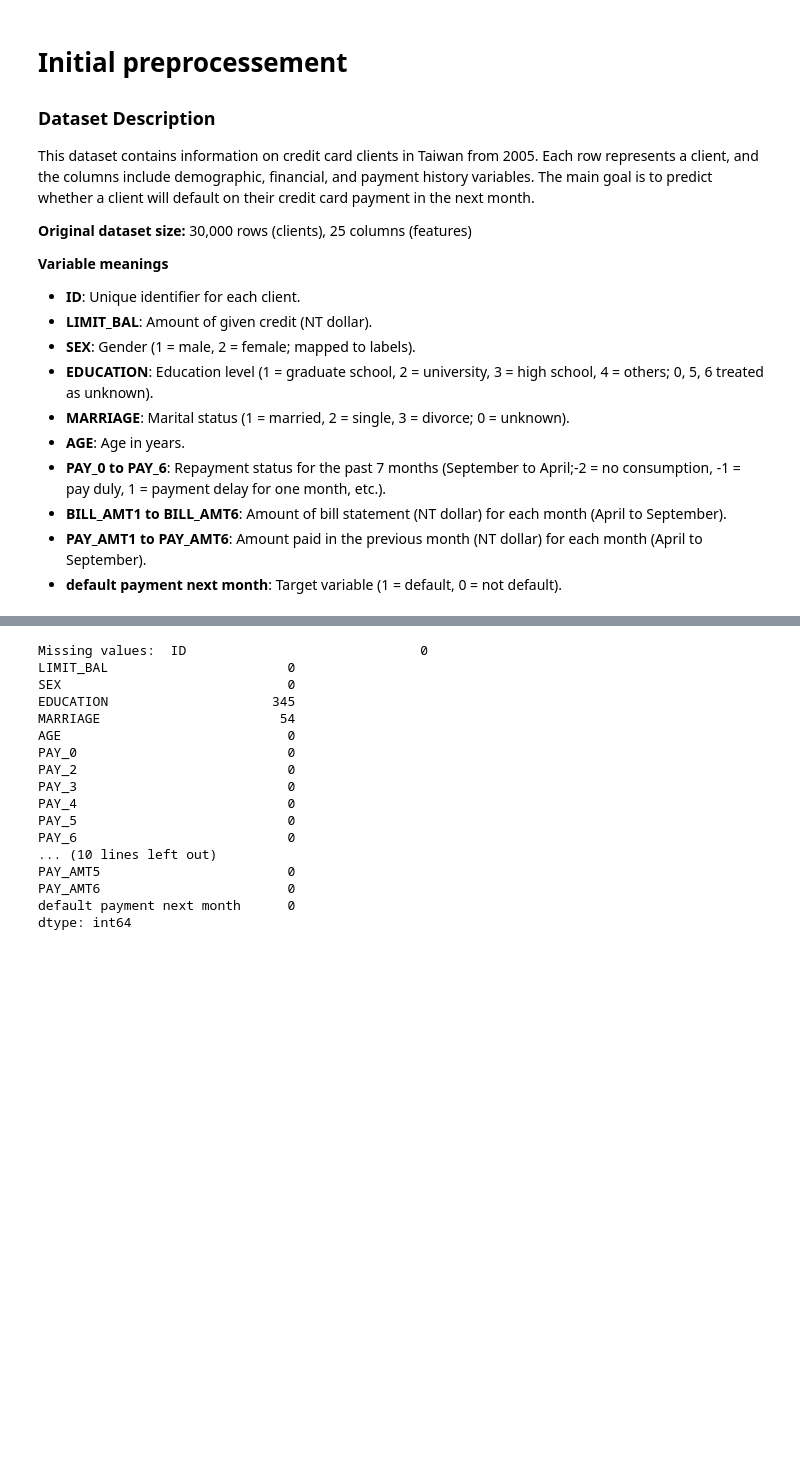
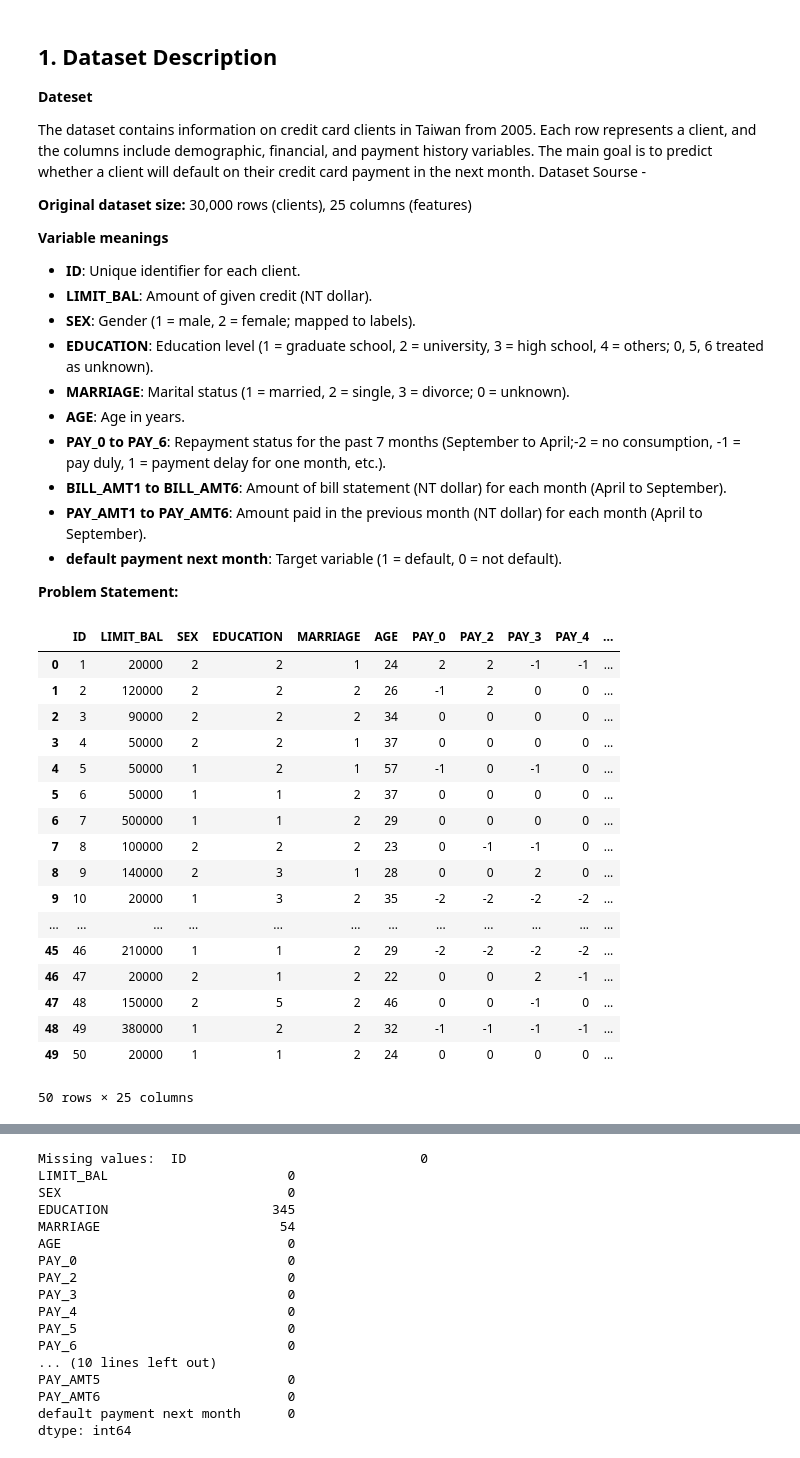
Before and after one commit to Roque97/DS-Project---Predicting-Default-of-Credit-Card-Clients-Taiwan-2005, a Jupyter notebook: notebooks/eda.ipynb, the cells around one changed output, grey strips where cells are left out. Saved outputs shown, nothing was run; the diff lists cells and outputs as text; code cells hidden in the pictures; blank space fills up the shorter version.

```diff
--- a/notebooks/eda.ipynb
+++ b/notebooks/eda.ipynb
@@ -5,11 +5,11 @@ import seaborn as sns
 import numpy as np
 from scipy.stats import chi2_contingency
 # %% [markdown]
-# Initial preprocessement
+## 1. Dataset Description
 
-### Dataset Description
+**Dateset**
 
-This dataset contains information on credit card clients in Taiwan from 2005. Each row represents a client, and the columns include demographic, financial, and payment history variables. The main goal is to predict whether a client will default on their credit card payment in the next month.
+The dataset contains information on credit card clients in Taiwan from 2005. Each row represents a client, and the columns include demographic, financial, and payment history variables. The main goal is to predict whether a client will default on their credit card payment in the next month. Dataset Sourse -
 
  **Original dataset size:** 30,000 rows (clients), 25 columns (features)
 
@@ -25,3 +25,29 @@ This dataset contains information on credit card clients in Taiwan from 2005. Ea
 - **BILL_AMT1 to BILL_AMT6**: Amount of bill statement (NT dollar) for each month (April to September).
 - **PAY_AMT1 to PAY_AMT6**: Amount paid in the previous month (NT dollar) for each month (April to September).
 - **default payment next month**: Target variable (1 = default, 0 = not default).
+
+**Problem Statement:**
+# %%
+# Load the dataset
+dataset_path = '../data/raw/default_of_credit_card_clients.xls'
+data = pd.read_excel(dataset_path, header=1)
+data.head(50)
+# %% [output]
+|  | ID | LIMIT_BAL | SEX | EDUCATION | MARRIAGE | AGE | PAY_0 | PAY_2 | PAY_3 | PAY_4 | ... |
+| 0 | 1 | 20000 | 2 | 2 | 1 | 24 | 2 | 2 | -1 | -1 | ... |
+| 1 | 2 | 120000 | 2 | 2 | 2 | 26 | -1 | 2 | 0 | 0 | ... |
+| 2 | 3 | 90000 | 2 | 2 | 2 | 34 | 0 | 0 | 0 | 0 | ... |
+| 3 | 4 | 50000 | 2 | 2 | 1 | 37 | 0 | 0 | 0 | 0 | ... |
+| 4 | 5 | 50000 | 1 | 2 | 1 | 57 | -1 | 0 | -1 | 0 | ... |
+| 5 | 6 | 50000 | 1 | 1 | 2 | 37 | 0 | 0 | 0 | 0 | ... |
+| 6 | 7 | 500000 | 1 | 1 | 2 | 29 | 0 | 0 | 0 | 0 | ... |
+| 7 | 8 | 100000 | 2 | 2 | 2 | 23 | 0 | -1 | -1 | 0 | ... |
+| 8 | 9 | 140000 | 2 | 3 | 1 | 28 | 0 | 0 | 2 | 0 | ... |
+| 9 | 10 | 20000 | 1 | 3 | 2 | 35 | -2 | -2 | -2 | -2 | ... |
+| ... | ... | ... | ... | ... | ... | ... | ... | ... | ... | ... | ... |
+| 45 | 46 | 210000 | 1 | 1 | 2 | 29 | -2 | -2 | -2 | -2 | ... |
+| 46 | 47 | 20000 | 2 | 1 | 2 | 22 | 0 | 0 | 2 | -1 | ... |
+| 47 | 48 | 150000 | 2 | 5 | 2 | 46 | 0 | 0 | -1 | 0 | ... |
+| 48 | 49 | 380000 | 1 | 2 | 2 | 32 | -1 | -1 | -1 | -1 | ... |
+| 49 | 50 | 20000 | 1 | 1 | 2 | 24 | 0 | 0 | 0 | 0 | ... |
+50 rows × 25 columns
```
Also changed, not shown: parts of 21 cells of this notebook, 2 other files.
